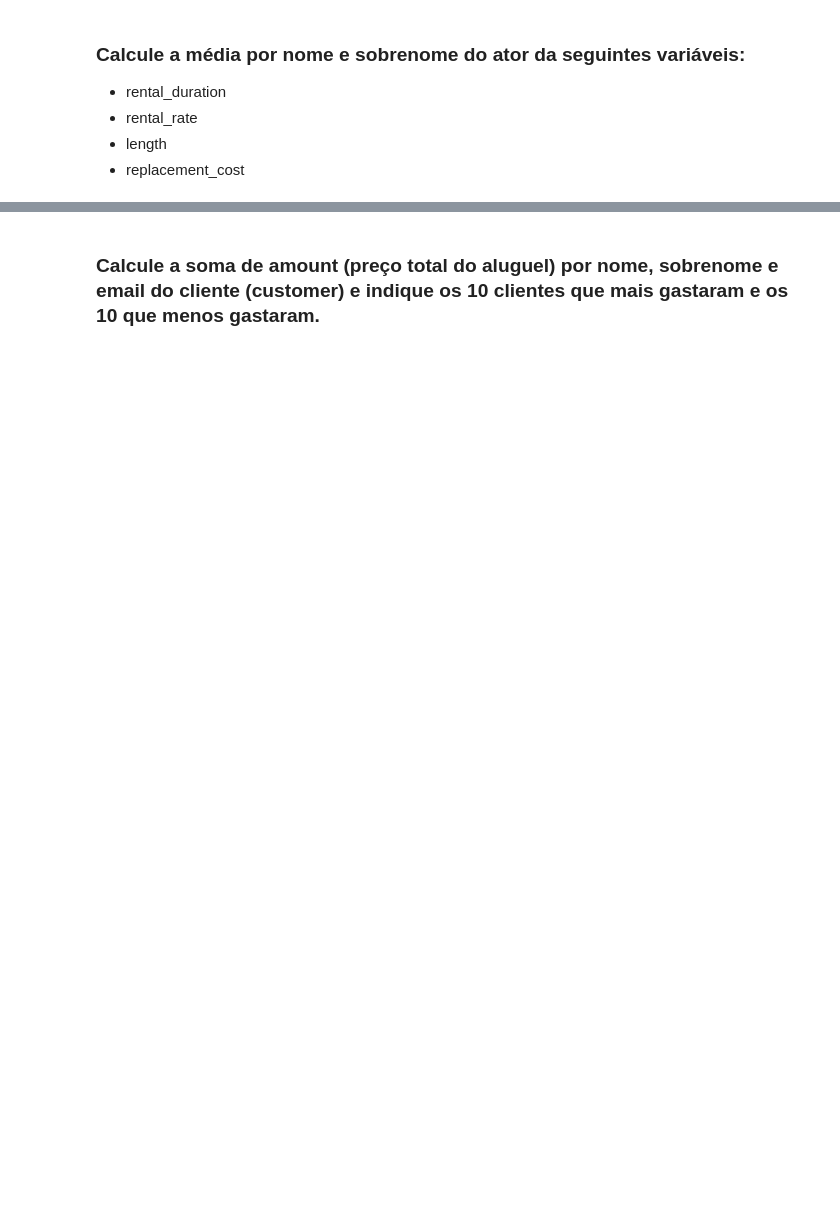
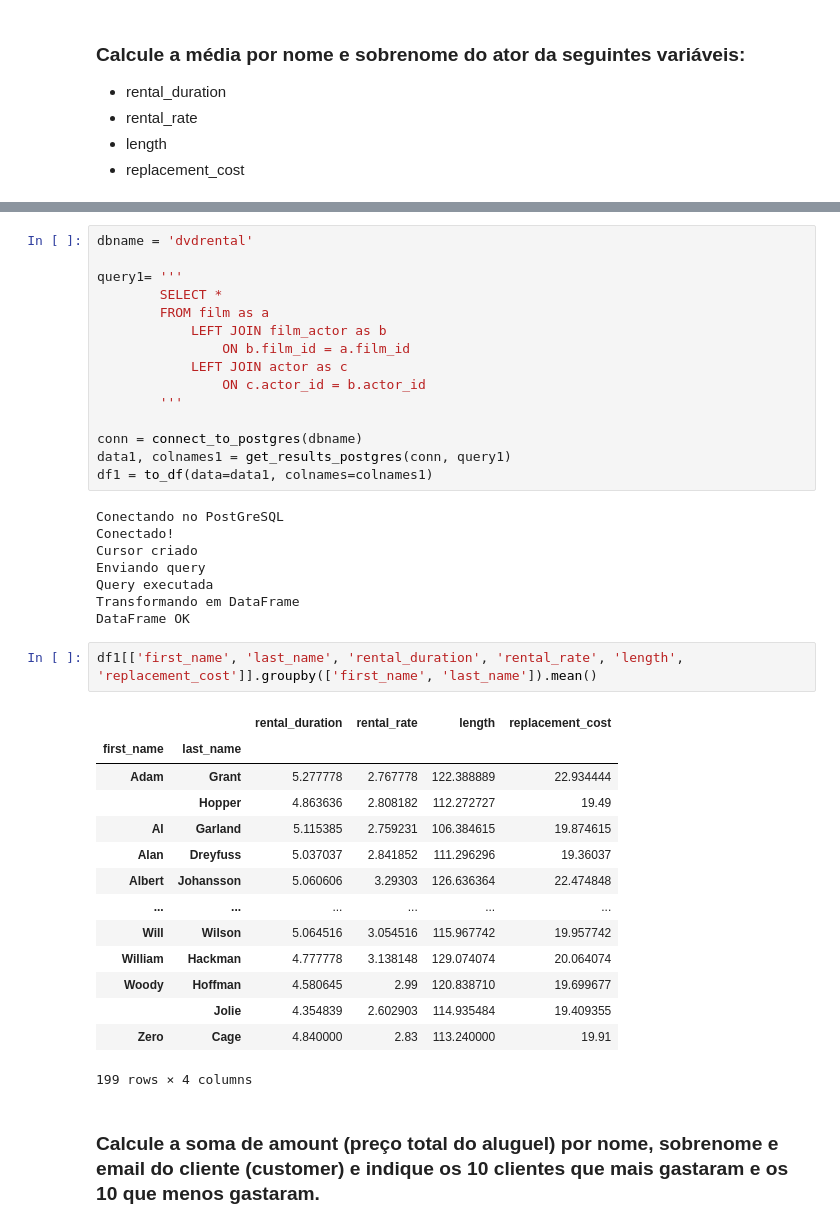
Before and after one commit to marceloaires7/EBAC-Aulas, a Jupyter notebook: Modulo21/notebooks/Mod21 - Atividade 3.ipynb, the cells around one changed output, grey strips where cells are left out. Drawn from its saved outputs; the diff is of its cells as text; blank space fills up the shorter version.

```diff
--- a/Modulo21/notebooks/Mod21 - Atividade 3.ipynb
+++ b/Modulo21/notebooks/Mod21 - Atividade 3.ipynb
@@ -15,2 +74,42 @@ Módulo 21 <br> Professor: Lucas Serra
+# %%
+dbname = 'dvdrental'
+
+query1=	'''
+       	SELECT *
+       	FROM film as a
+	   		LEFT JOIN film_actor as b
+	   			ON b.film_id = a.film_id
+	   		LEFT JOIN actor as c
+	   			ON c.actor_id = b.actor_id
+       	'''
+
+conn = connect_to_postgres(dbname)
+data1, colnames1 = get_results_postgres(conn, query1)
+df1 = to_df(data=data1, colnames=colnames1)
+# %% [output]
+Conectando no PostGreSQL
+Conectado!
+Cursor criado
+Enviando query
+Query executada
+Transformando em DataFrame
+DataFrame OK
+# %%
+df1[['first_name', 'last_name', 'rental_duration', 'rental_rate', 'length', 'replacement_cost']].groupby(['first_name', 'last_name']).mean()
+# %% [output]
+|  |  | rental_duration | rental_rate | length | replacement_cost |
+| first_name | last_name |  |  |  |  |
+| Adam | Grant | 5.277778 | 2.767778 | 122.388889 | 22.934444 |
+|  | Hopper | 4.863636 | 2.808182 | 112.272727 | 19.49 |
+| Al | Garland | 5.115385 | 2.759231 | 106.384615 | 19.874615 |
+| Alan | Dreyfuss | 5.037037 | 2.841852 | 111.296296 | 19.36037 |
+| Albert | Johansson | 5.060606 | 3.29303 | 126.636364 | 22.474848 |
+| ... | ... | ... | ... | ... | ... |
+| Will | Wilson | 5.064516 | 3.054516 | 115.967742 | 19.957742 |
+| William | Hackman | 4.777778 | 3.138148 | 129.074074 | 20.064074 |
+| Woody | Hoffman | 4.580645 | 2.99 | 120.838710 | 19.699677 |
+|  | Jolie | 4.354839 | 2.602903 | 114.935484 | 19.409355 |
+| Zero | Cage | 4.840000 | 2.83 | 113.240000 | 19.91 |
+199 rows × 4 columns
 # %% [markdown]
 ### Calcule a soma de amount (preço total do aluguel) por nome, sobrenome e email do cliente (customer) e indique os 10 clientes que mais gastaram e os 10 que menos gastaram.
```
Also changed, not shown: parts of 5 cells of this notebook, 1 other file.
